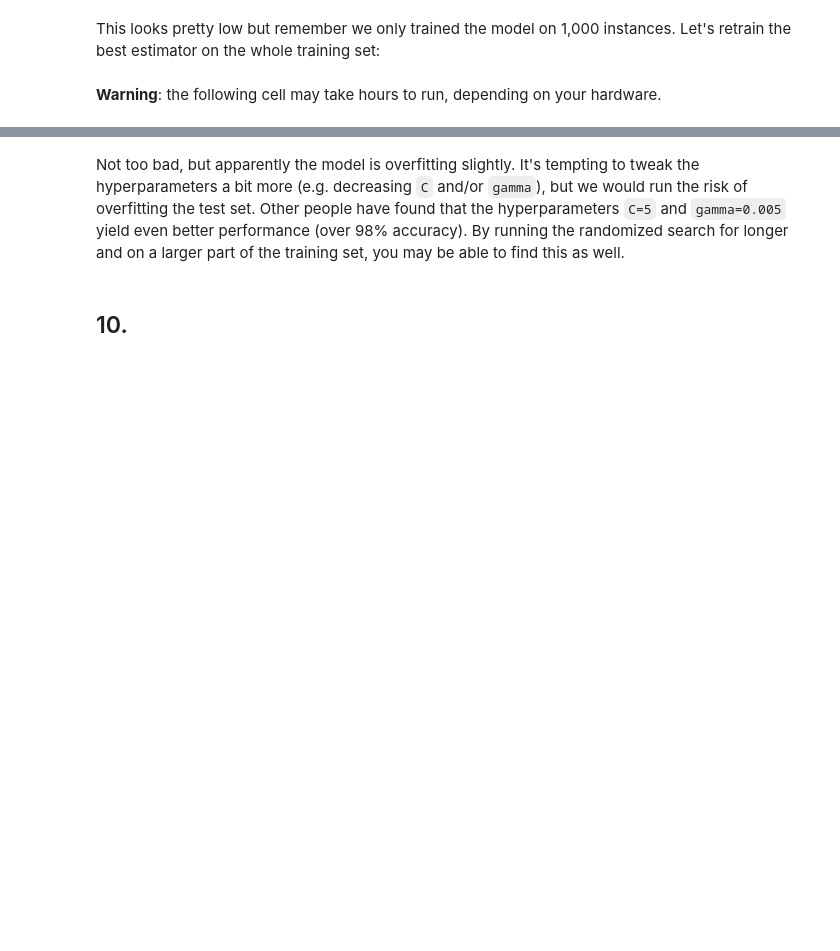
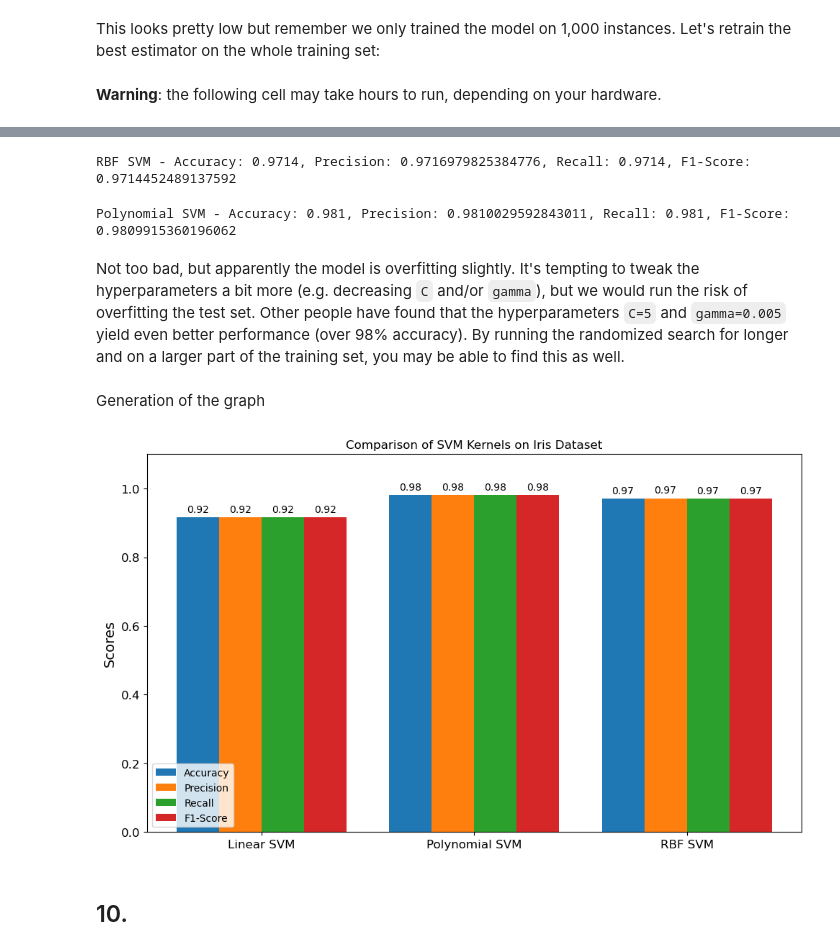
Before and after one commit to suka1901/handson-ml2, a Jupyter notebook: 05_support_vector_machines.ipynb, the cells around one changed output, grey strips where cells are left out. Cells and saved outputs as stored; diff of their text form; code cells hidden in the pictures; blank space fills up the shorter version.

```diff
--- a/05_support_vector_machines.ipynb
+++ b/05_support_vector_machines.ipynb
@@ -1226,5 +1231,3 @@ np.float64(0.8810037582492672)
 This looks pretty low but remember we only trained the model on 1,000 instances. Let's retrain the best estimator on the whole training set:
 # %% [markdown]
 **Warning**: the following cell may take hours to run, depending on your hardware.
-# %%
-rnd_search_cv.best_estimator_.fit(X_train_scaled, y_train)
@@ -1234,0 +1234,3 @@ poly_rnd_search_cv.best_estimator_.fit(X_train_scaled, y_train)
+# %%
+# Train best rbf model on full training set
+rbf_rnd_search_cv.best_estimator_.fit(X_train_scaled, y_train)
@@ -1250 +1269,19 @@ accuracy_score(y_test, y_pred)
+# %%
+y_pred = rbf_rnd_search_cv.best_estimator_.predict(X_test_scaled)
+rbf_acc = accuracy_score(y_test, y_pred)
+rbf_precision = precision_score(y_test, y_pred, average='weighted', zero_division=0)
+rbf_recall = recall_score(y_test, y_pred, average='weighted', zero_division=0)
+rbf_f1 = f1_score(y_test, y_pred, average='weighted', zero_division=0)
+print("RBF SVM - Accuracy: {}, Precision: {}, Recall: {}, F1-Score: {}".format(rbf_acc, rbf_precision, rbf_recall, rbf_f1))
+# %% [output]
+RBF SVM - Accuracy: 0.9714, Precision: 0.9716979825384776, Recall: 0.9714, F1-Score: 0.9714452489137592
+# %%
+y_pred_poly = poly_rnd_search_cv.best_estimator_.predict(X_test_scaled)
+poly_acc = accuracy_score(y_test, y_pred_poly)
+poly_precision = precision_score(y_test, y_pred_poly, average='weighted', zero_division=0)
+poly_recall = recall_score(y_test, y_pred_poly, average='weighted', zero_division=0)
+poly_f1 = f1_score(y_test, y_pred_poly, average='weighted', zero_division=0)
+print("Polynomial SVM - Accuracy: {}, Precision: {}, Recall: {}, F1-Score: {}".format(poly_acc, poly_precision, poly_recall, poly_f1))
+# %% [output]
+Polynomial SVM - Accuracy: 0.981, Precision: 0.9810029592843011, Recall: 0.981, F1-Score: 0.9809915360196062
 # %% [markdown]
@@ -1251,4 +1289,56 @@ accuracy_score(y_test, y_pred)
 Not too bad, but apparently the model is overfitting slightly. It's tempting to tweak the hyperparameters a bit more (e.g. decreasing `C` and/or `gamma`), but we would run the risk of overfitting the test set. Other people have found that the hyperparameters `C=5` and `gamma=0.005` yield even better performance (over 98% accuracy). By running the randomized search for longer and on a larger part of the training set, you may be able to find this as well.
+# %% [markdown]
+Generation of the graph
+# %%
+import matplotlib.pyplot as plt
+import numpy as np
+
+# Metrics for each model
+models = ['Linear SVM', 'Polynomial SVM', 'RBF SVM']
+accuracy = [lin_acc, poly_acc, rbf_acc]
+precision = [lin_precision, poly_precision, rbf_precision]
+recall = [lin_recall, poly_recall, rbf_recall]
+f1 = [lin_f1, poly_f1, rbf_f1]
+
+# Optional: if you have training times
+# times = [lin_time, poly_time, rbf_time]
+
+x = np.arange(len(models))  # the label locations
+width = 0.2  # width of the bars
+
+fig, ax = plt.subplots(figsize=(10,6))
+
+rects1 = ax.bar(x - 1.5*width, accuracy, width, label='Accuracy')
+rects2 = ax.bar(x - 0.5*width, precision, width, label='Precision')
+rects3 = ax.bar(x + 0.5*width, recall, width, label='Recall')
+rects4 = ax.bar(x + 1.5*width, f1, width, label='F1-Score')
+# rects5 = ax.bar(x + 2.5*width, times, width, label='Time (s)')  # optional
+
+# Add some text for labels, title and custom x-axis tick labels, etc.
+ax.set_ylabel('Scores')
+ax.set_title('Comparison of SVM Kernels on Iris Dataset')
+ax.set_xticks(x)
+ax.set_xticklabels(models)
+ax.set_ylim(0, 1.1)  # since metrics are between 0 and 1
+ax.legend()
+
+# Function to add value labels on top of bars
+def add_labels(rects):
+    for rect in rects:
+        height = rect.get_height()
+        ax.annotate(f'{height:.4f}',
+                    xy=(rect.get_x() + rect.get_width() / 2, height),
+                    xytext=(0,3),  # 3 points vertical offset
+                    textcoords="offset points",
+                    ha='center', va='bottom')
+
+for rects in [rects1, rects2, rects3, rects4]:
+    add_labels(rects)
+
+plt.tight_layout()
+plt.show()
+# %% [output]
+[figure, added]
 # %% [markdown]
 ## 10.
 # %% [markdown]
```
Also changed, not shown: parts of 38 cells of this notebook, 1 other file.
